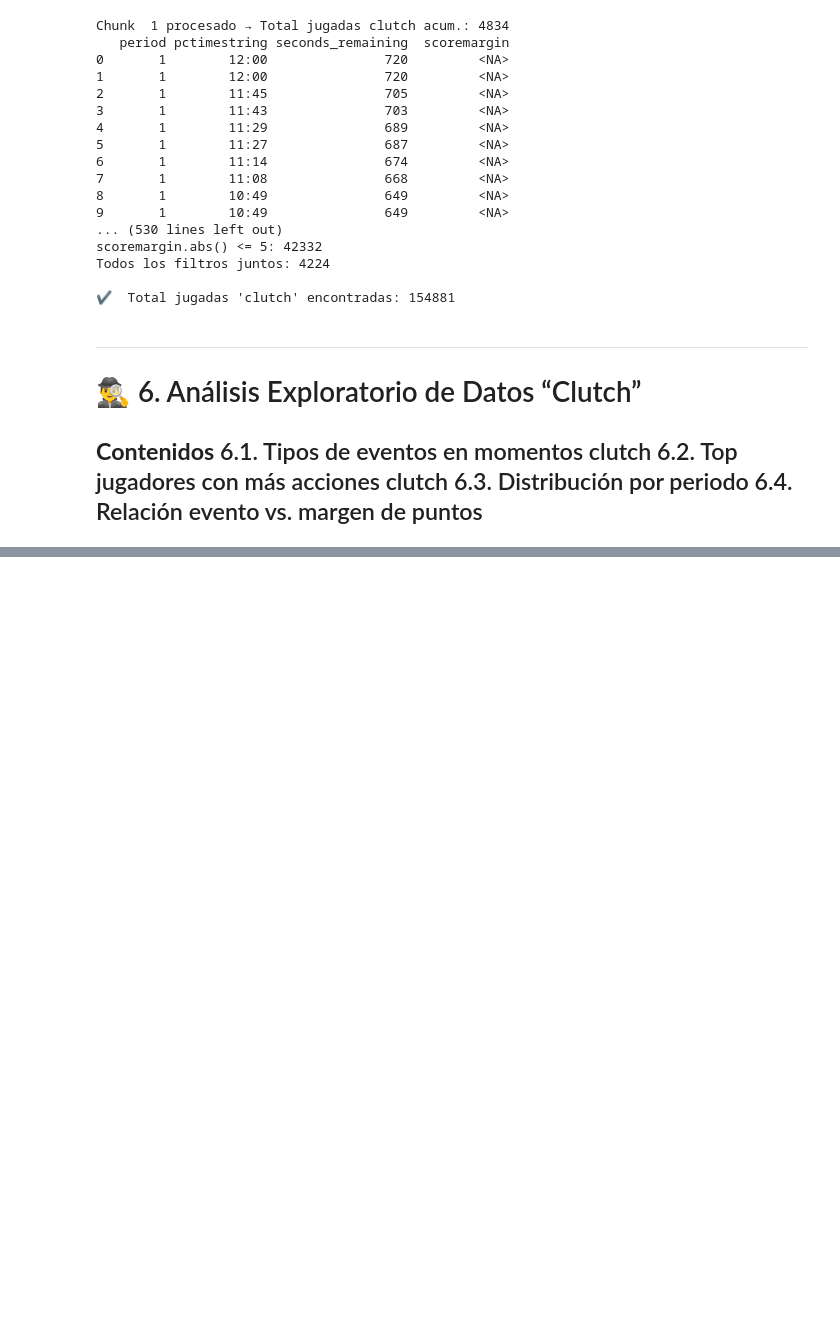
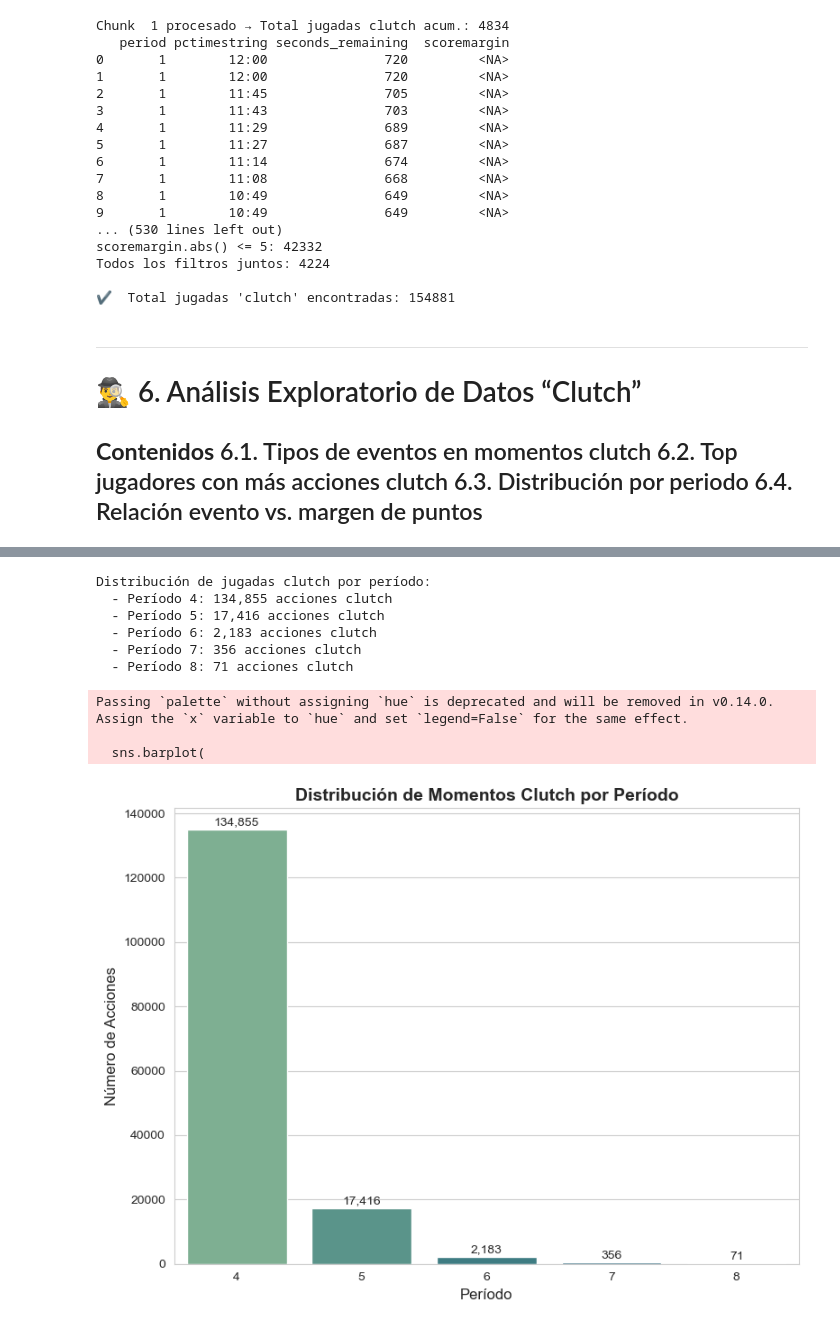
Before and after one commit to jorge-ivan-jimenez-reyes/DataScienceB, a Jupyter notebook: TercerExamen/FinalExam.ipynb, the cells around one changed output, grey strips where cells are left out. Saved outputs shown, nothing was run; the diff lists cells and outputs as text; code cells hidden in the pictures; blank space fills up the shorter version.

```diff
--- a/TercerExamen/FinalExam.ipynb
+++ b/TercerExamen/FinalExam.ipynb
@@ -248,0 +347,42 @@ Todos los filtros juntos: 4224
+# %%
+def plot_distribucion_periodo(df_clutch):
+    """
+    Muestra la cantidad de jugadas clutch que ocurren en cada período (4, OT, etc.).
+    """
+    periodo_counts = df_clutch["period"].value_counts().sort_index()
+
+    print("\nDistribución de jugadas clutch por período:")
+    for periodo, count in periodo_counts.items():
+        print(f"  - Período {periodo}: {count:,} acciones clutch")
+
+    # Gráfico de barras
+    plt.figure(figsize=(8, 6))
+    sns.barplot(
+        x=periodo_counts.index.astype(str),
+        y=periodo_counts.values,
+        palette="crest"
+    )
+    plt.title("Distribución de Momentos Clutch por Período", fontsize=14, fontweight="bold")
+    plt.xlabel("Período", fontsize=12)
+    plt.ylabel("Número de Acciones", fontsize=12)
+
+    # Etiquetas encima de las barras
+    for i, count in enumerate(periodo_counts.values):
+        plt.text(i, count + max(periodo_counts.values) * 0.01, f"{count:,}", ha="center")
+
+    plt.tight_layout()
+    plt.show()
+
+# Uso:
+plot_distribucion_periodo(df_clutch)
+# %% [output]
+Distribución de jugadas clutch por período:
+  - Período 4: 134,855 acciones clutch
+  - Período 5: 17,416 acciones clutch
+  - Período 6: 2,183 acciones clutch
+  - Período 7: 356 acciones clutch
+  - Período 8: 71 acciones clutch
+Passing `palette` without assigning `hue` is deprecated and will be removed in v0.14.0. Assign the `x` variable to `hue` and set `legend=False` for the same effect.
+
+  sns.barplot(
+[figure, added]
```
Also changed, not shown: parts of 10 cells of this notebook.
